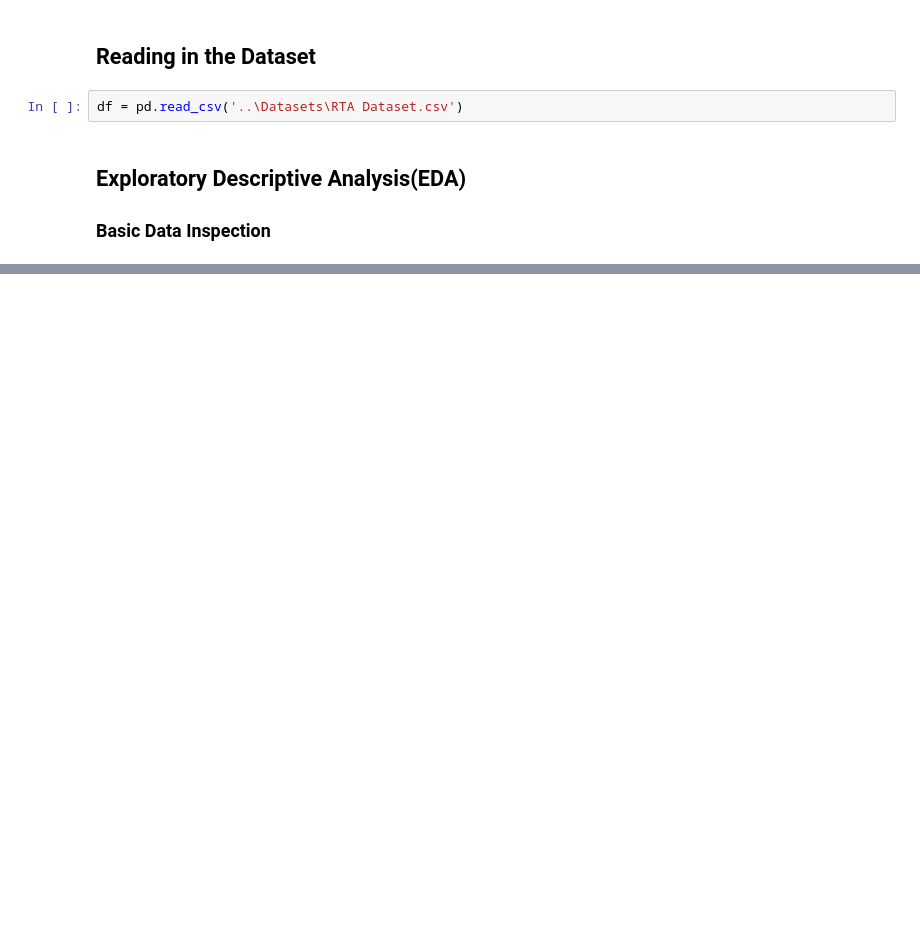
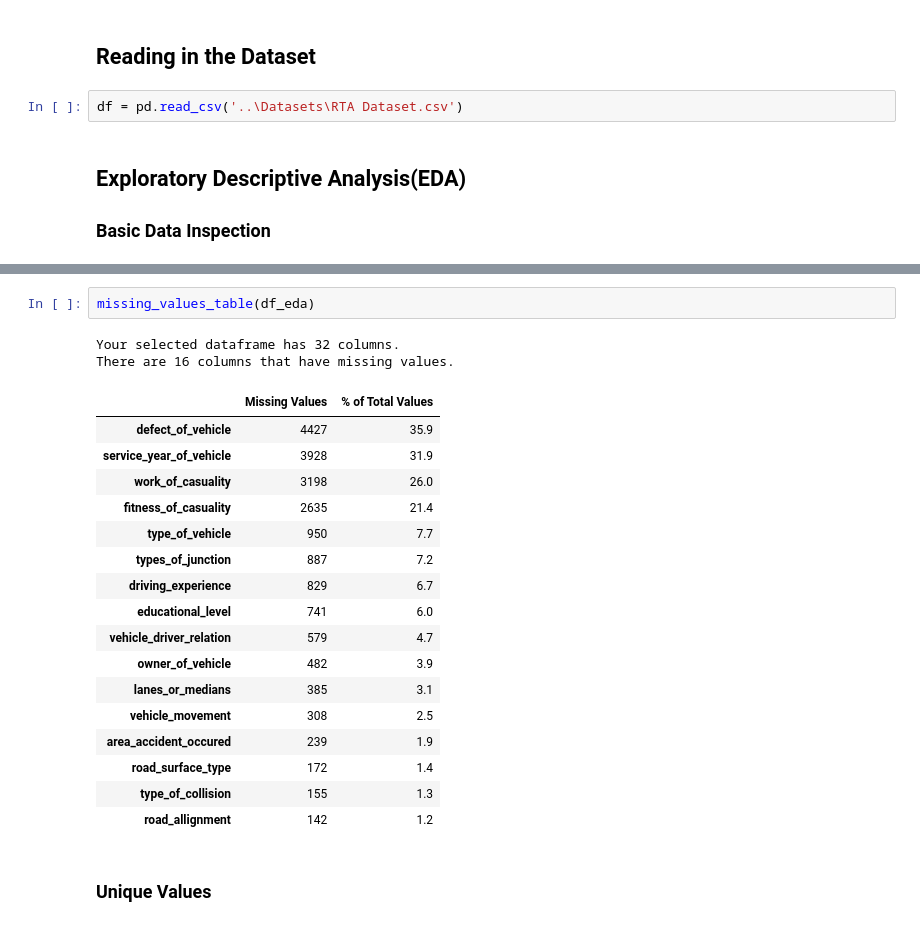
Before and after one commit to mritesh776/ml_projects, a Jupyter notebook: Project 1 Road Traffic Accident classification/Notebook/v2.ipynb, the cells around one changed output, grey strips where cells are left out. Cells and saved outputs as stored; diff of their text form; blank space fills up the shorter version.

```diff
--- a/Project 1 Road Traffic Accident classification/Notebook/v2.ipynb
+++ b/Project 1 Road Traffic Accident classification/Notebook/v2.ipynb
@@ -109,0 +264,24 @@ Dimensions of dataframe: (12316, 32)
+# %%
+missing_values_table(df_eda)
+# %% [output]
+Your selected dataframe has 32 columns.
+There are 16 columns that have missing values.
+|  | Missing Values | % of Total Values |
+| defect_of_vehicle | 4427 | 35.9 |
+| service_year_of_vehicle | 3928 | 31.9 |
+| work_of_casuality | 3198 | 26.0 |
+| fitness_of_casuality | 2635 | 21.4 |
+| type_of_vehicle | 950 | 7.7 |
+| types_of_junction | 887 | 7.2 |
+| driving_experience | 829 | 6.7 |
+| educational_level | 741 | 6.0 |
+| vehicle_driver_relation | 579 | 4.7 |
+| owner_of_vehicle | 482 | 3.9 |
+| lanes_or_medians | 385 | 3.1 |
+| vehicle_movement | 308 | 2.5 |
+| area_accident_occured | 239 | 1.9 |
+| road_surface_type | 172 | 1.4 |
+| type_of_collision | 155 | 1.3 |
+| road_allignment | 142 | 1.2 |
+# %% [markdown]
+### Unique Values
```
Also changed, not shown: parts of 22 cells of this notebook.
